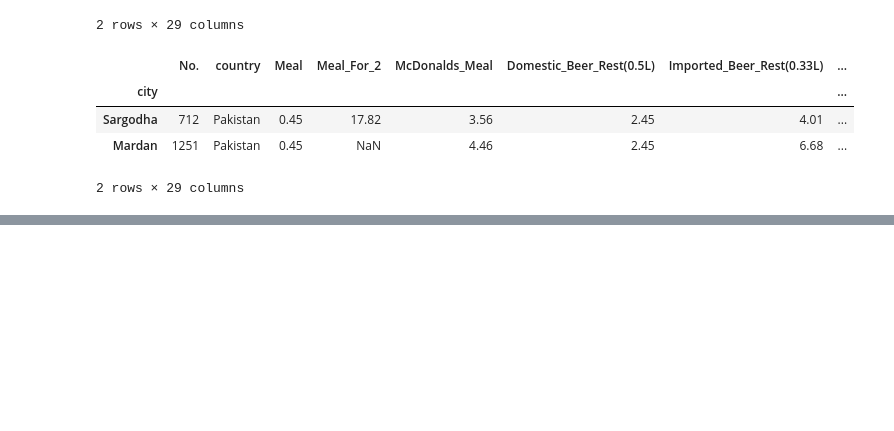
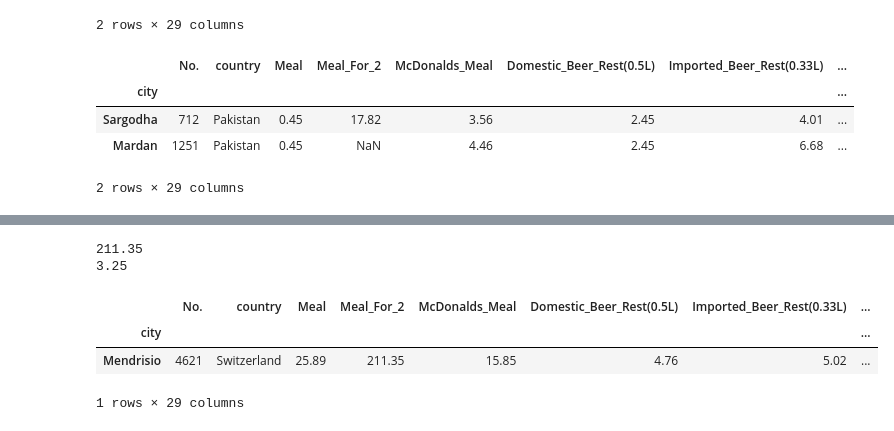
Before and after one commit to Reed-Carter/Global-Cost-of-Living, a Jupyter notebook: phil-project.ipynb, the cells around one changed output, grey strips where cells are left out. Cells and saved outputs as stored; diff of their text form; code cells hidden in the pictures; blank space fills up the shorter version.

```diff
--- a/phil-project.ipynb
+++ b/phil-project.ipynb
@@ -140,0 +173,17 @@ cost_of_living[cost_of_living['Meal'] == 0.45]
+# %%
+# Find max and min values for meal for 2 column
+max_meal_for_2 = cost_of_living.Meal_For_2.max()
+min_meal_for_2 = cost_of_living.Meal_For_2.min()
+print(max_meal_for_2)
+print(min_meal_for_2)
+# %% [output]
+211.35
+3.25
+# %%
+#Filter to find max value in meal for 2 column
+cost_of_living[cost_of_living.Meal_For_2 == 211.35]
+# %% [output]
+|  | No. | country | Meal | Meal_For_2 | McDonalds_Meal | Domestic_Beer_Rest(0.5L) | Imported_Beer_Rest(0.33L) | ... |
+| city |  |  |  |  |  |  |  | ... |
+| Mendrisio | 4621 | Switzerland | 25.89 | 211.35 | 15.85 | 4.76 | 5.02 | ... |
+1 rows × 29 columns
```
Also changed, not shown: parts of 5 cells of this notebook.
